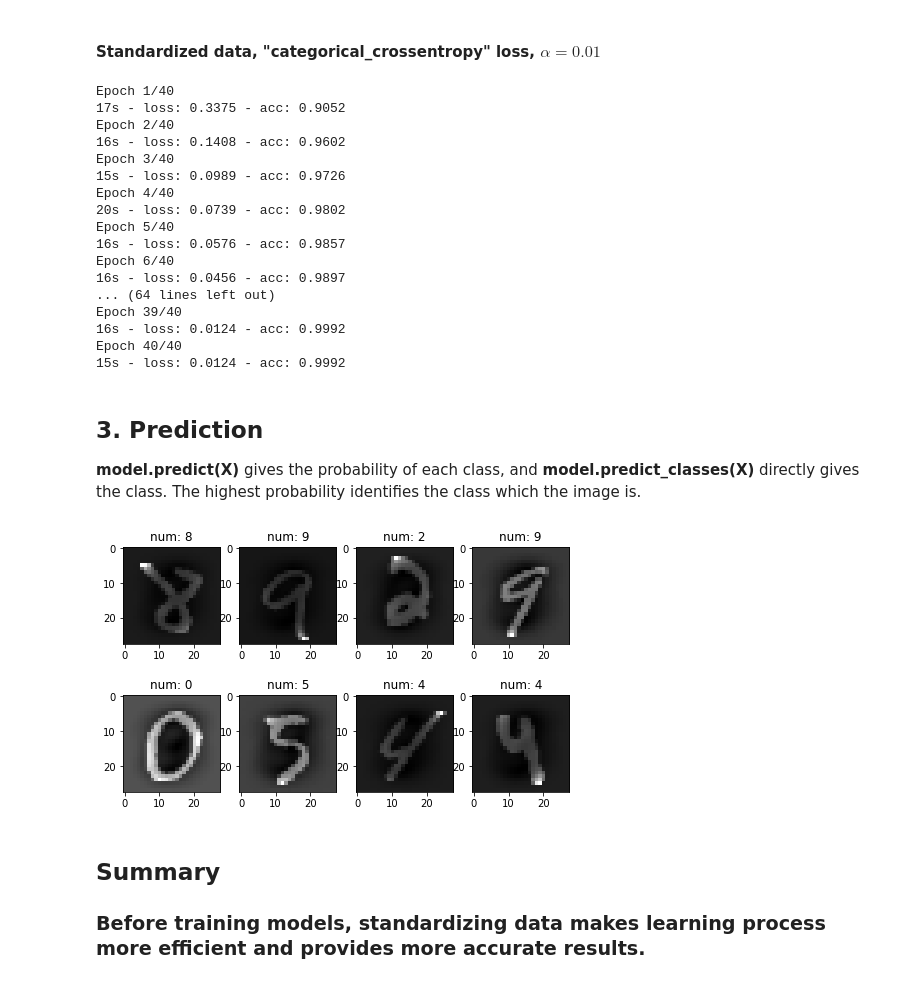
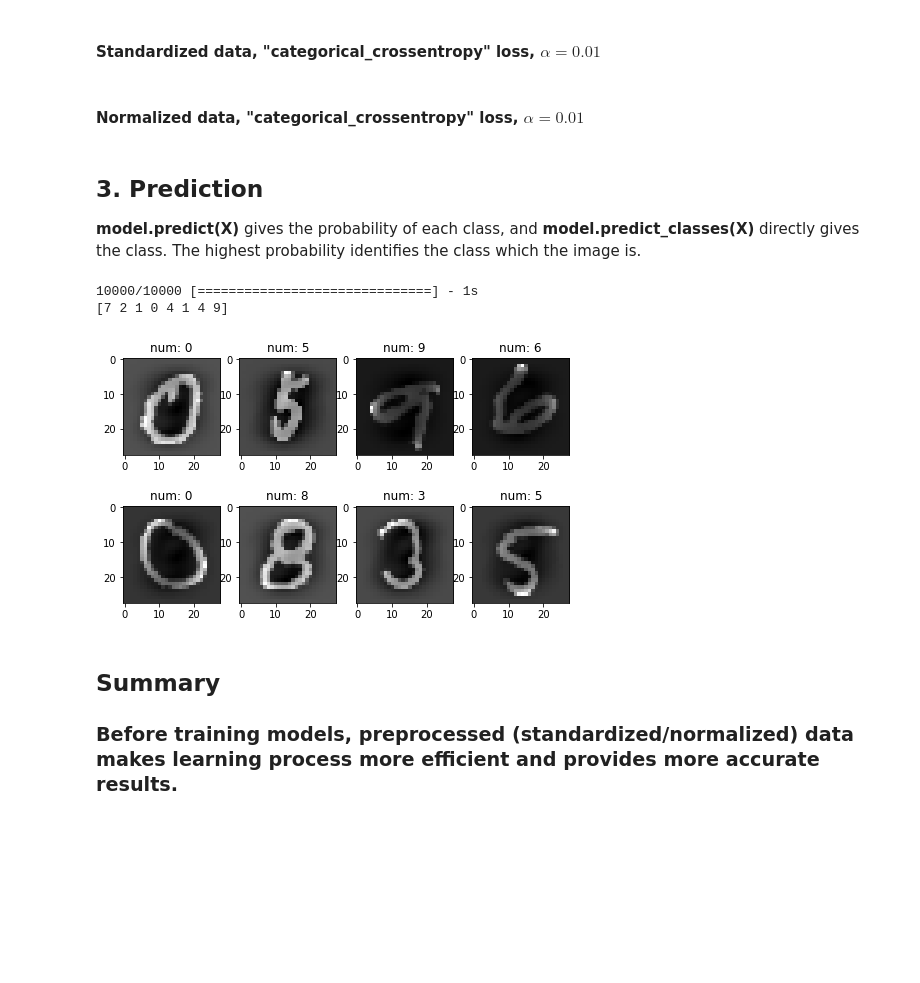
Before and after one commit to HsiangHung/Deep-Learning, a Jupyter notebook: mnist_handwriting_digits/mnist_digits_recognition-2.ipynb, the cells around one changed output. Drawn from its saved outputs; the diff is of its cells as text; code cells hidden in the pictures; blank space fills up the shorter version.

```diff
--- a/mnist_handwriting_digits/mnist_digits_recognition-2.ipynb
+++ b/mnist_handwriting_digits/mnist_digits_recognition-2.ipynb
@@ -97,6 +101,6 @@ plotExamples(X_train, y_train)
 from sklearn import preprocessing
 # %%
 scalar = preprocessing.StandardScaler().fit(X_train)
-X_train_2 = scalar.transform(X_train)
-X_test_2 = scalar.transform(X_test)
+X_train_std = scalar.transform(X_train)
+X_test_std = scalar.transform(X_test)
 # %%
@@ -384,24 +295,8 @@ model2.add(Dense(100, activation='relu'))
 model2.add(Dense(10,  activation='softmax'))
 sgd = SGD(lr=0.01)
 model2.compile(loss='categorical_crossentropy', optimizer=sgd, metrics=['accuracy'])
-model2.fit(X_train_2, y_train, batch_size=16, nb_epoch=40, verbose=2)
-scores = model2.evaluate(X_test_2, y_test);
+model2.fit(X_train_std, y_train, batch_size=16, nb_epoch=40, verbose=0)
+scores = model2.evaluate(X_test_std, y_test);
 print(' test set, loss: ', scores[0], ' , acc:', scores[1])
-# %% [output]
-Epoch 1/40
-17s - loss: 0.3375 - acc: 0.9052
-Epoch 2/40
-16s - loss: 0.1408 - acc: 0.9602
-Epoch 3/40
-15s - loss: 0.0989 - acc: 0.9726
-Epoch 4/40
-20s - loss: 0.0739 - acc: 0.9802
-Epoch 5/40
-16s - loss: 0.0576 - acc: 0.9857
-Epoch 6/40
-16s - loss: 0.0456 - acc: 0.9897
-... (64 lines left out)
-Epoch 39/40
-16s - loss: 0.0124 - acc: 0.9992
-Epoch 40/40
-15s - loss: 0.0124 - acc: 0.9992
+# %% [markdown]
+#### Normalized data, "categorical_crossentropy" loss, $\alpha=0.01$
@@ -410,13 +316,16 @@ Epoch 40/40
 
 **model.predict(X)** gives the probability of each class, and **model.predict_classes(X)** directly gives the class. The highest probability identifies the class which the image is.
 # %%
-predictions = model2.predict_classes(X_test_2)
+predictions = model2.predict_classes(X_test_std)
 print (predictions[:8])
+# %% [output]
+10000/10000 [==============================] - 1s
+[7 2 1 0 4 1 4 9]
 # %%
-plotExamples(X_test_2, y_test)
+plotExamples(X_test_std, y_test)
 # %% [output]
-[figure, old version]
+[figure, new version]
 # %% [markdown]
 ## Summary
 
-### Before training models, standardizing data makes learning process more efficient and provides more accurate results.
+### Before training models, preprocessed (standardized/normalized) data makes learning process more efficient and provides more accurate results.
```
Also changed, not shown: parts of 28 cells of this notebook.
